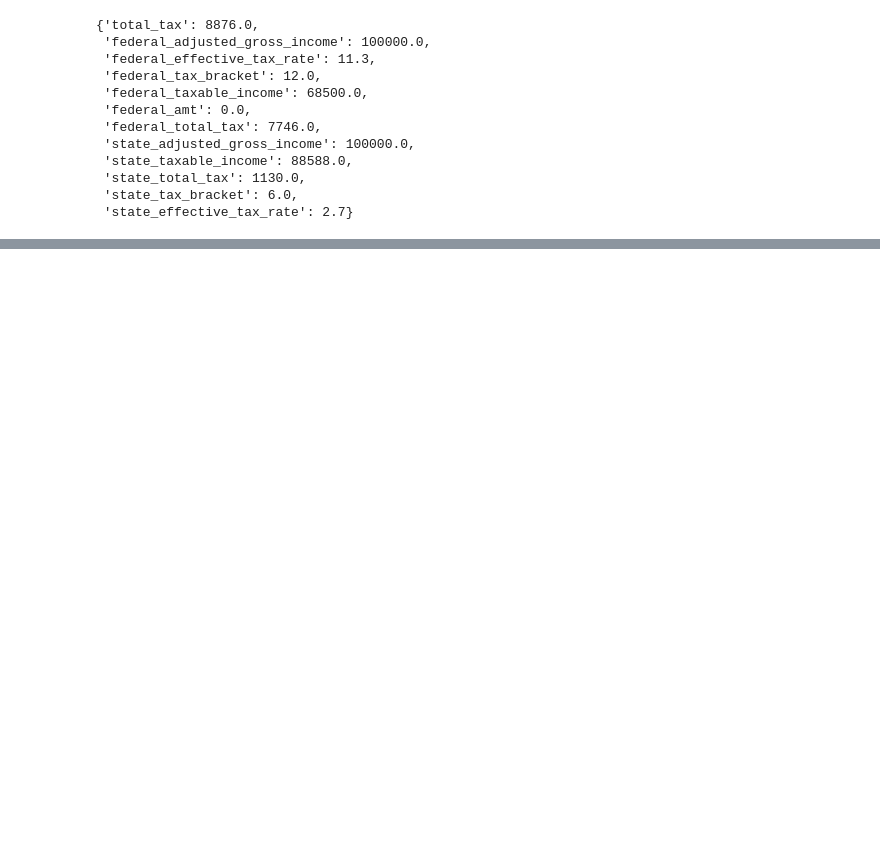
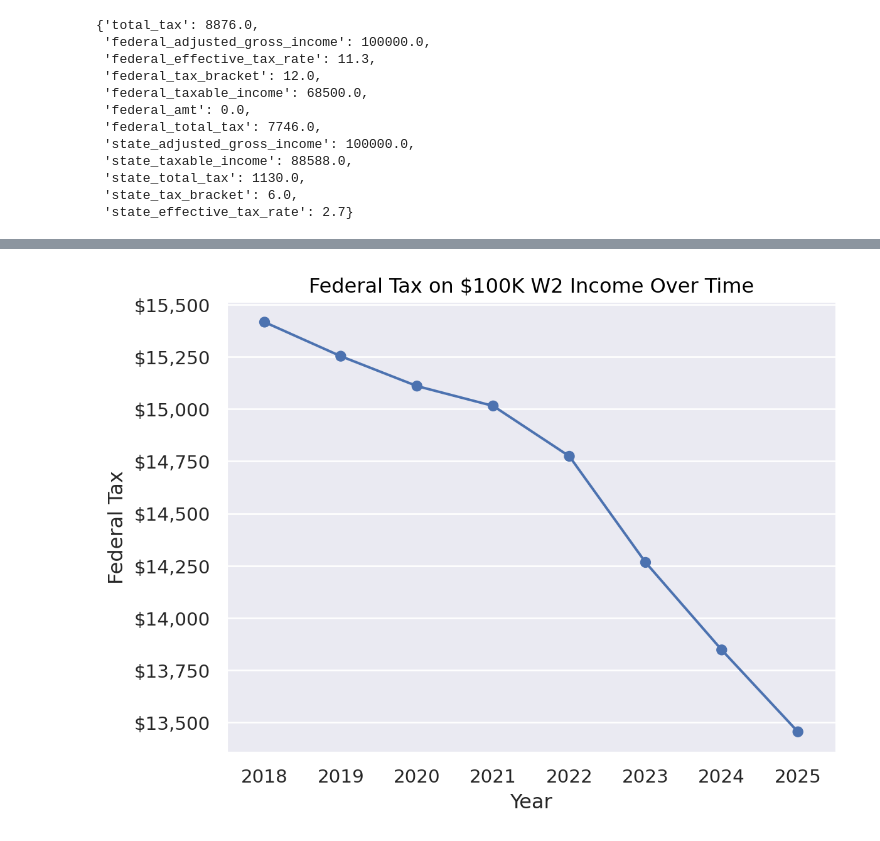
Before and after one commit to mmacpherson/tenforty, a Jupyter notebook: notebooks/generate_README_example_plots.ipynb, the cells around one changed output, grey strips where cells are left out. Cells and saved outputs as stored; diff of their text form; code cells hidden in the pictures; blank space fills up the shorter version.

```diff
--- a/notebooks/generate_README_example_plots.ipynb
+++ b/notebooks/generate_README_example_plots.ipynb
@@ -35,6 +35,11 @@ def make_currency_formatter(precision=0):
     return formatter
 
 
+def plain_currency_formatter(x, pos):
+    """Format currency without K suffix, e.g. $13,500."""
+    return f"${x:,.0f}"
+
+
 def save_seaborn_objects_plot(plot, filename):
     """Apply common theme elements and work around s.o cutting off legends.
 
@@ -119,25 +126,27 @@ save_seaborn_objects_plot(p, "../images/example1.svg")
 # %%
 df = tenforty.evaluate_returns(
     year=[2018, 2019, 2020, 2021, 2022, 2023, 2024, 2025], w2_income=100_000
 ).cast({"year": pl.Utf8})
 
 p = (
     so.Plot(df, x="year", y="total_tax")
     .add(so.Line(color="#4C72B0"))
     .add(so.Dot(color="#4C72B0"))
     .scale(
-        y=so.Continuous().label(like=make_currency_formatter(precision=2)),
+        y=so.Continuous().label(like=plain_currency_formatter),
     )
     .label(
         x="Year",
         y="Federal Tax",
         title="Federal Tax on $100K W2 Income Over Time",
     )
 )
 
 p
 
 save_seaborn_objects_plot(p, "../images/example2.svg")
+# %% [output]
+[figure, added]
 # %%
 df = (
     tenforty.evaluate_returns(
```
Also changed, not shown: parts of 4 cells of this notebook, 4 other files.
